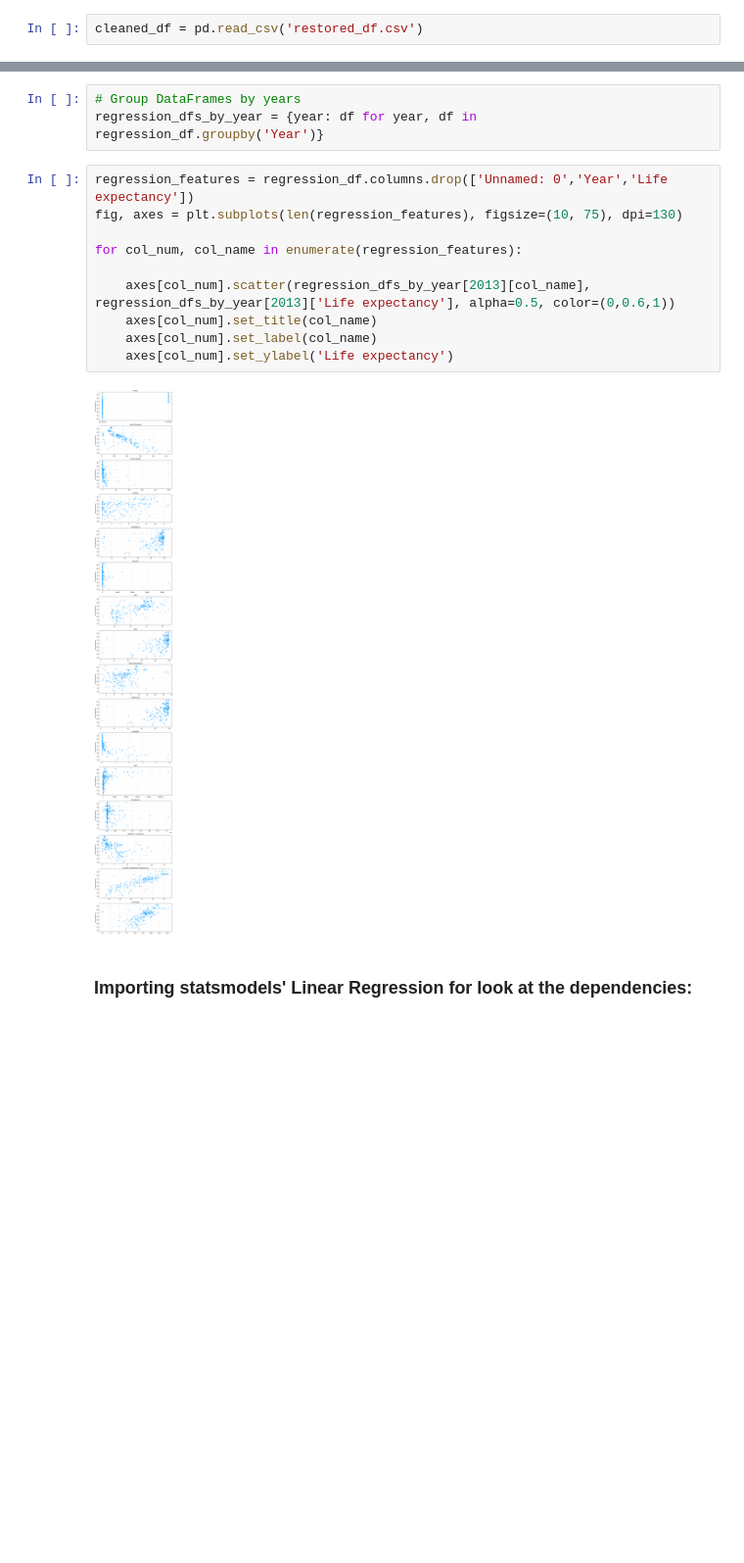
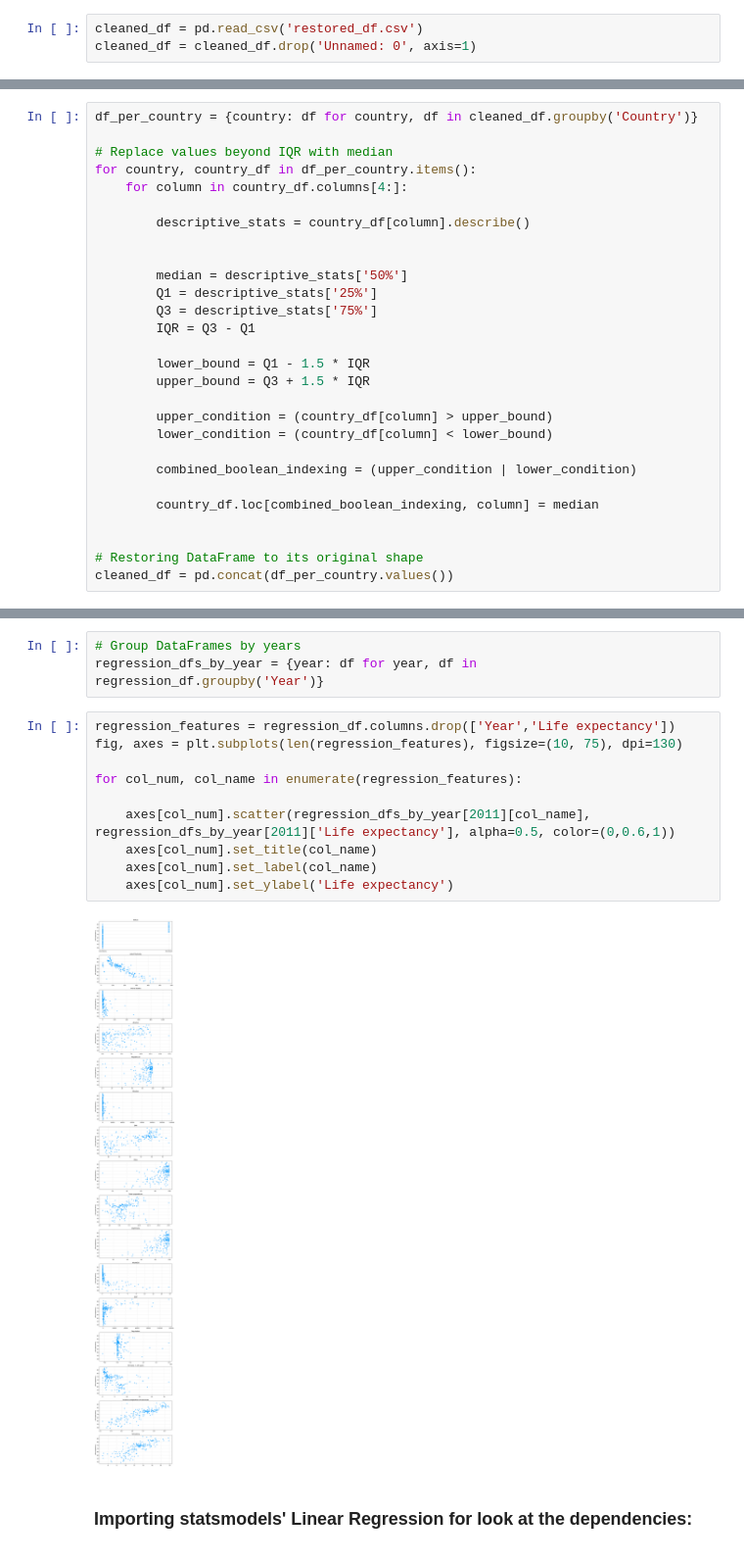
Before and after one commit to AidarbekPapakov/ds-solo-project, a Jupyter notebook: life_exp.ipynb, the cells around one changed output, grey strips where cells are left out. Shown at 98% size. Saved outputs shown, nothing was run; the diff lists cells and outputs as text; blank space fills up the shorter version.

```diff
--- a/life_exp.ipynb
+++ b/life_exp.ipynb
@@ -168,3 +167,4 @@ df = pd.concat([df_wo_null_values, df_with_null_values]).reset_index(drop=True).
 df.to_csv('restored_df.csv')
 # %%
 cleaned_df = pd.read_csv('restored_df.csv')
+cleaned_df = cleaned_df.drop('Unnamed: 0', axis=1)
@@ -171,3 +173,31 @@ cleaned_df = pd.read_csv('restored_df.csv')
+# %%
+df_per_country = {country: df for country, df in cleaned_df.groupby('Country')}
+
+# Replace values beyond IQR with median
+for country, country_df in df_per_country.items():
+    for column in country_df.columns[4:]:
+
+        descriptive_stats = country_df[column].describe()
+
+
+        median = descriptive_stats['50%']
+        Q1 = descriptive_stats['25%']
+        Q3 = descriptive_stats['75%']
+        IQR = Q3 - Q1
+
+        lower_bound = Q1 - 1.5 * IQR
+        upper_bound = Q3 + 1.5 * IQR
+
+        upper_condition = (country_df[column] > upper_bound)
+        lower_condition = (country_df[column] < lower_bound)
+
+        combined_boolean_indexing = (upper_condition | lower_condition)
+
+        country_df.loc[combined_boolean_indexing, column] = median
+
+
+# Restoring DataFrame to its original shape
+cleaned_df = pd.concat(df_per_country.values())
 # %% [markdown]
 **<h3>**Now as we have cleaned DataFrame without significat outliers, we can break this task into 2:**</h3>**
 
@@ -284,17 +313,17 @@ Name: Life expectancy, dtype: int64
 # Group DataFrames by years
 regression_dfs_by_year = {year: df for year, df in regression_df.groupby('Year')}
 # %%
-regression_features = regression_df.columns.drop(['Unnamed: 0','Year','Life expectancy'])
+regression_features = regression_df.columns.drop(['Year','Life expectancy'])
 fig, axes = plt.subplots(len(regression_features), figsize=(10, 75), dpi=130)
 
 for col_num, col_name in enumerate(regression_features):
 
-    axes[col_num].scatter(regression_dfs_by_year[2013][col_name], regression_dfs_by_year[2013]['Life expectancy'], alpha=0.5, color=(0,0.6,1))
+    axes[col_num].scatter(regression_dfs_by_year[2011][col_name], regression_dfs_by_year[2011]['Life expectancy'], alpha=0.5, color=(0,0.6,1))
     axes[col_num].set_title(col_name)
     axes[col_num].set_label(col_name)
     axes[col_num].set_ylabel('Life expectancy')
 # %% [output]
-[figure, old version]
+[figure, new version]
 # %% [markdown]
 **<h3>**Importing statsmodels' Linear Regression for look at the dependencies:**</h3>**
 # %%
```
Also changed, not shown: parts of 22 cells of this notebook.
